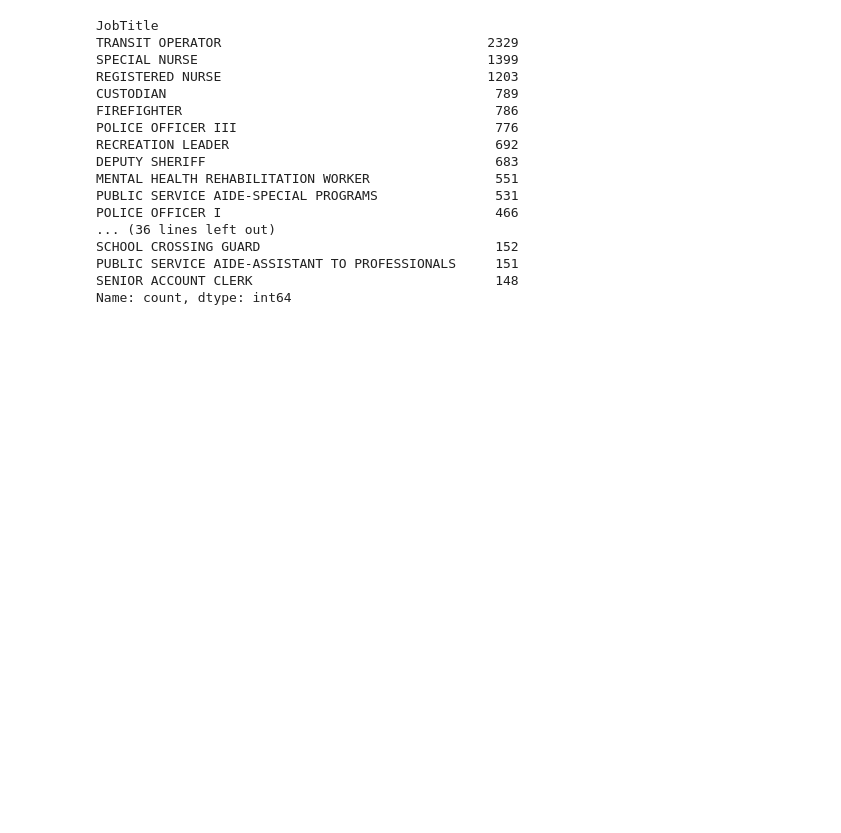
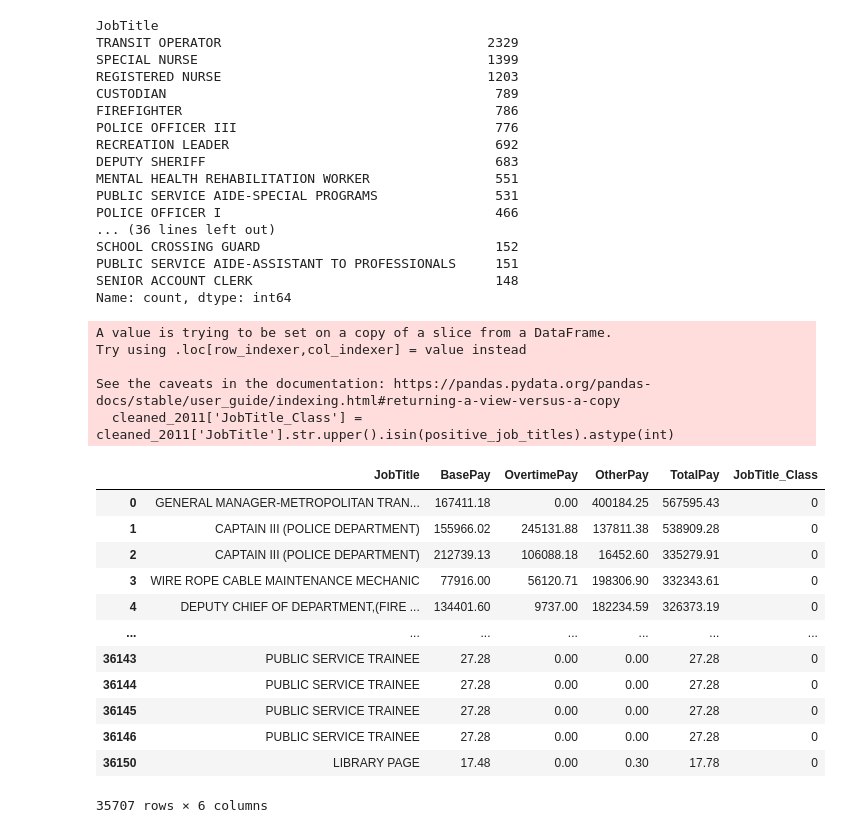
Before and after one commit to adrapiza/Project4-Group3, a Jupyter notebook: revisions.ipynb, the cells around one changed output. Cells and saved outputs as stored; diff of their text form; code cells hidden in the pictures; blank space fills up the shorter version.

```diff
--- a/revisions.ipynb
+++ b/revisions.ipynb
@@ -439,3 +393,41 @@ SCHOOL CROSSING GUARD                              152
 PUBLIC SERVICE AIDE-ASSISTANT TO PROFESSIONALS     151
 SENIOR ACCOUNT CLERK                               148
 Name: count, dtype: int64
+# %%
+positive_job_titles = [
+    'SPECIAL NURSE',
+    'REGISTERED NURSE',
+    'PATIENT CARE ASSISTANT',
+    'LICENSED VOCATIONAL NURSE',
+    'NURSE PRACTITIONER',
+    'MEDICAL EVALUATIONS ASSISTANT',
+    'HEALTH WORKER 3',
+    'MENTAL HEALTH REHABILITATION WORKER',
+    'HEALTH WORKER 2'
+]
+
+# Create a new binary column
+cleaned_2011['JobTitle_Class'] = cleaned_2011['JobTitle'].str.upper().isin(positive_job_titles).astype(int)
+
+# Display the updated DataFrame
+
+cleaned_2011
+# %% [output]
+A value is trying to be set on a copy of a slice from a DataFrame.
+Try using .loc[row_indexer,col_indexer] = value instead
+
+See the caveats in the documentation: https://pandas.pydata.org/pandas-docs/stable/user_guide/indexing.html#returning-a-view-versus-a-copy
+  cleaned_2011['JobTitle_Class'] = cleaned_2011['JobTitle'].str.upper().isin(positive_job_titles).astype(int)
+|  | JobTitle | BasePay | OvertimePay | OtherPay | TotalPay | JobTitle_Class |
+| 0 | GENERAL MANAGER-METROPOLITAN TRAN... | 167411.18 | 0.00 | 400184.25 | 567595.43 | 0 |
+| 1 | CAPTAIN III (POLICE DEPARTMENT) | 155966.02 | 245131.88 | 137811.38 | 538909.28 | 0 |
+| 2 | CAPTAIN III (POLICE DEPARTMENT) | 212739.13 | 106088.18 | 16452.60 | 335279.91 | 0 |
+| 3 | WIRE ROPE CABLE MAINTENANCE MECHANIC | 77916.00 | 56120.71 | 198306.90 | 332343.61 | 0 |
+| 4 | DEPUTY CHIEF OF DEPARTMENT,(FIRE ... | 134401.60 | 9737.00 | 182234.59 | 326373.19 | 0 |
+| ... | ... | ... | ... | ... | ... | ... |
+| 36143 | PUBLIC SERVICE TRAINEE | 27.28 | 0.00 | 0.00 | 27.28 | 0 |
+| 36144 | PUBLIC SERVICE TRAINEE | 27.28 | 0.00 | 0.00 | 27.28 | 0 |
+| 36145 | PUBLIC SERVICE TRAINEE | 27.28 | 0.00 | 0.00 | 27.28 | 0 |
+| 36146 | PUBLIC SERVICE TRAINEE | 27.28 | 0.00 | 0.00 | 27.28 | 0 |
+| 36150 | LIBRARY PAGE | 17.48 | 0.00 | 0.30 | 17.78 | 0 |
+35707 rows × 6 columns
```
Also changed, not shown: parts of 31 cells of this notebook.
